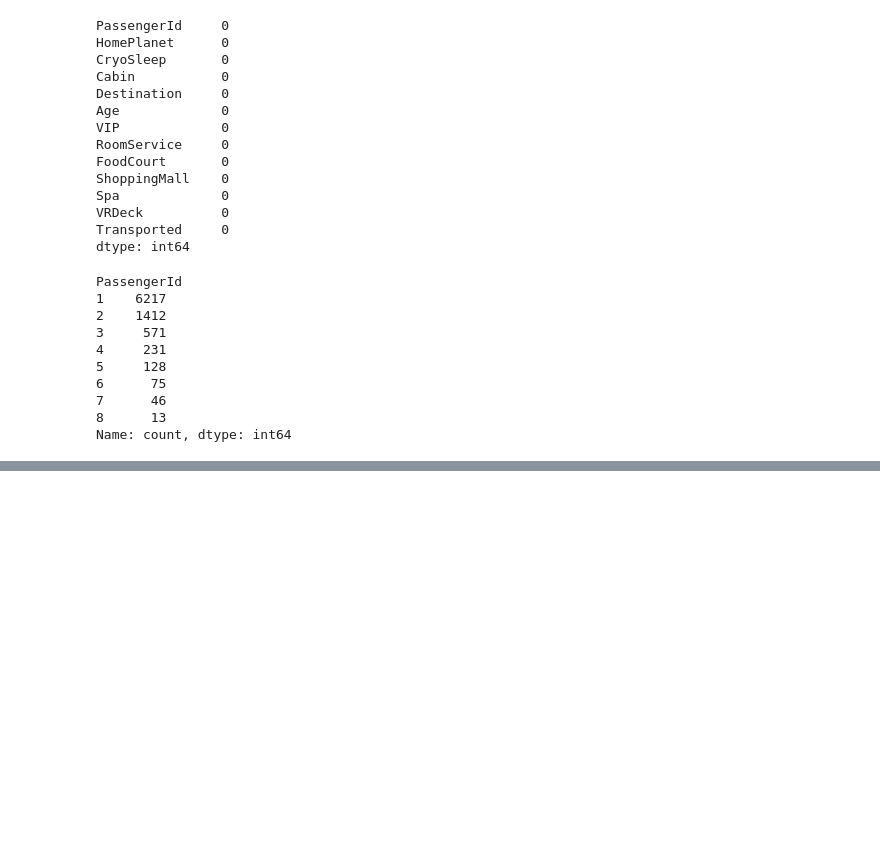
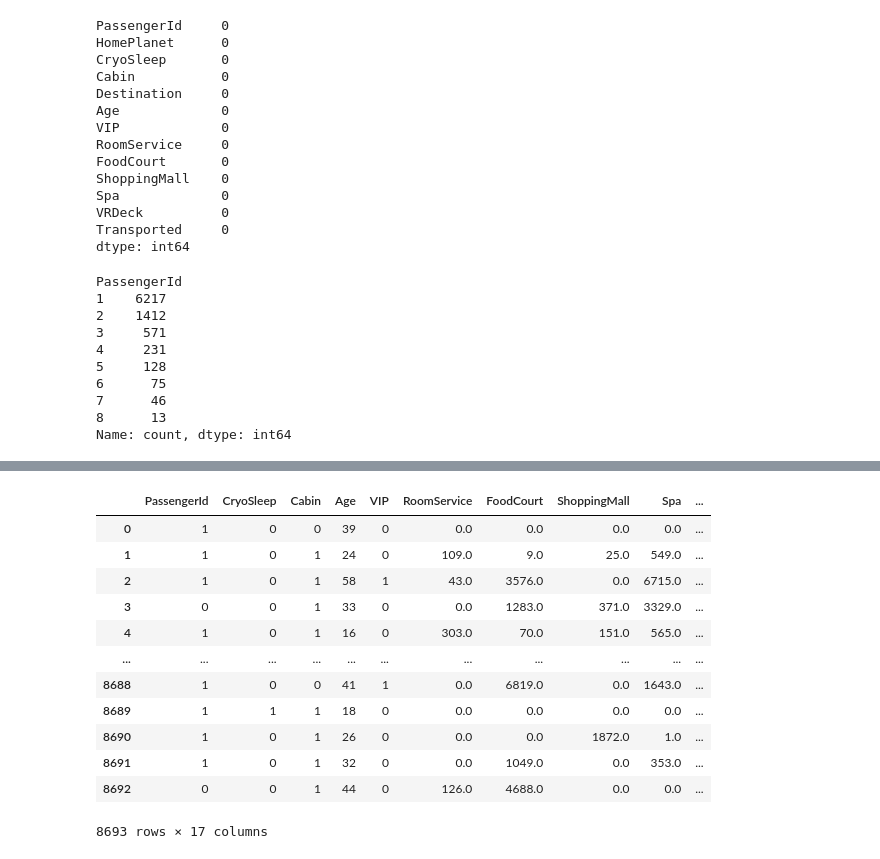
Before and after one commit to Anahit28/homeworks, a Jupyter notebook: Spaceship_Titanic.ipynb, the cells around one changed output, grey strips where cells are left out. Saved outputs shown, nothing was run; the diff lists cells and outputs as text; code cells hidden in the pictures; blank space fills up the shorter version.

```diff
--- a/Spaceship_Titanic.ipynb
+++ b/Spaceship_Titanic.ipynb
@@ -235,0 +242,24 @@ memory usage: 1.4 MB
+# %%
+data = pd.get_dummies(data,columns=["HomePlanet"],drop_first=False)
+planets=["HomePlanet_Earth","HomePlanet_Europa","HomePlanet_Mars"]
+data[planets]=data[planets].astype(int)
+# %%
+data = pd.get_dummies(data,columns=["Destination"])
+dummy_cols = [c for c in data.columns if c.startswith("Destination_")]
+data[dummy_cols]=data[dummy_cols].astype(int)
+# %%
+data
+# %% [output]
+|  | PassengerId | CryoSleep | Cabin | Age | VIP | RoomService | FoodCourt | ShoppingMall | Spa | ... |
+| 0 | 1 | 0 | 0 | 39 | 0 | 0.0 | 0.0 | 0.0 | 0.0 | ... |
+| 1 | 1 | 0 | 1 | 24 | 0 | 109.0 | 9.0 | 25.0 | 549.0 | ... |
+| 2 | 1 | 0 | 1 | 58 | 1 | 43.0 | 3576.0 | 0.0 | 6715.0 | ... |
+| 3 | 0 | 0 | 1 | 33 | 0 | 0.0 | 1283.0 | 371.0 | 3329.0 | ... |
+| 4 | 1 | 0 | 1 | 16 | 0 | 303.0 | 70.0 | 151.0 | 565.0 | ... |
+| ... | ... | ... | ... | ... | ... | ... | ... | ... | ... | ... |
+| 8688 | 1 | 0 | 0 | 41 | 1 | 0.0 | 6819.0 | 0.0 | 1643.0 | ... |
+| 8689 | 1 | 1 | 1 | 18 | 0 | 0.0 | 0.0 | 0.0 | 0.0 | ... |
+| 8690 | 1 | 0 | 1 | 26 | 0 | 0.0 | 0.0 | 1872.0 | 1.0 | ... |
+| 8691 | 1 | 0 | 1 | 32 | 0 | 0.0 | 1049.0 | 0.0 | 353.0 | ... |
+| 8692 | 0 | 0 | 1 | 44 | 0 | 126.0 | 4688.0 | 0.0 | 0.0 | ... |
+8693 rows × 17 columns
```
Also changed, not shown: parts of 13 cells of this notebook.
